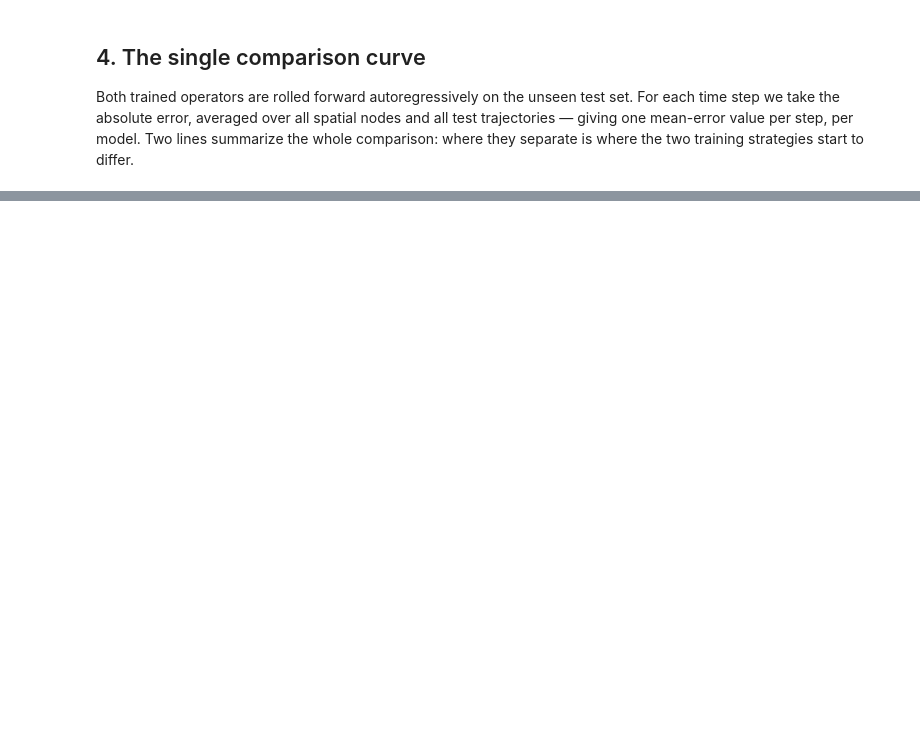
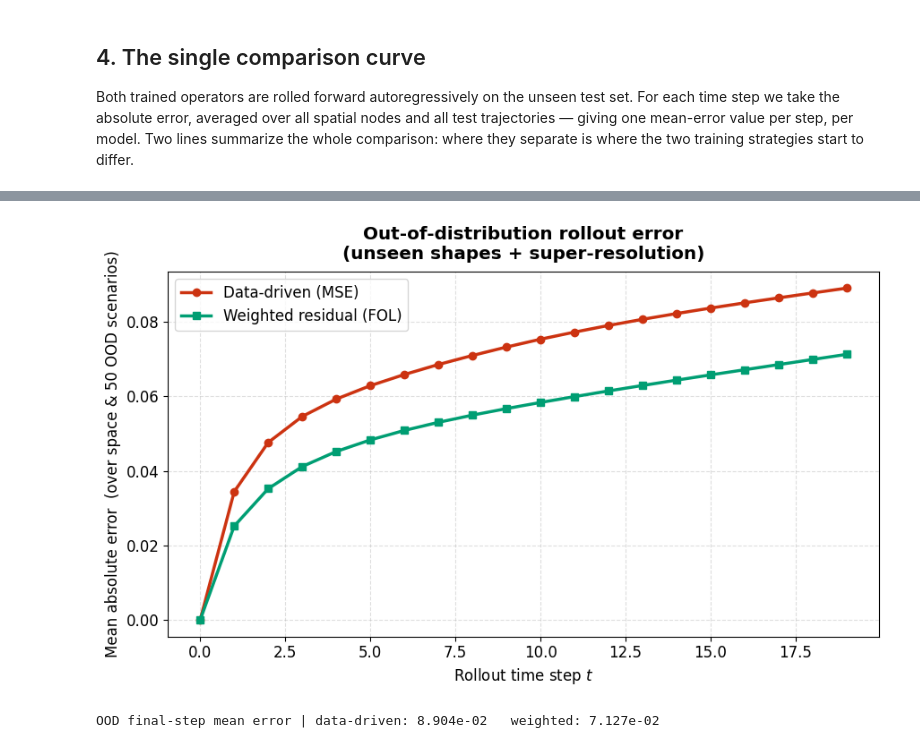
Before and after one commit to neginfr93-eng/PINN-FNO-Thermal-Book, a Jupyter notebook: transient_comparison.ipynb, the cells around one changed output, grey strips where cells are left out. Drawn from its saved outputs; the diff is of its cells as text; code cells hidden in the pictures; blank space fills up the shorter version.

Commit message:
Transient OOD: add super-resolution across multiple grids

```diff
--- a/transient_comparison.ipynb
+++ b/transient_comparison.ipynb
@@ -215,0 +289,26 @@ final-step mean error  |  data-driven: 1.698e-02   weighted: 2.104e-02
+# %%
+# ---- roll both models on every OOD scenario; mean error per step ----
+err_data, err_wres = [], []
+for (T0, alpha, n_grid, n_nodes) in scenarios:
+    true  = fem_rollout_n(T0, alpha, n_grid)
+    pd    = rollout_fno_n(params_data, T0, alpha, n_nodes)
+    pw    = rollout_fno_n(params_wres, T0, alpha, n_nodes)
+    err_data.append(np.asarray(jnp.mean(jnp.abs(true - pd), axis=1)))   # per-step, mean over nodes
+    err_wres.append(np.asarray(jnp.mean(jnp.abs(true - pw), axis=1)))
+
+mean_err_data_ood = np.mean(np.stack(err_data), axis=0)   # average over the 50 scenarios
+mean_err_wres_ood = np.mean(np.stack(err_wres), axis=0)
+steps = np.arange(MAX_STEPS)
+
+fig, ax = plt.subplots(figsize=(9, 5.5))
+ax.plot(steps, mean_err_data_ood, color='#CC3311', marker='o', lw=2.5, label='Data-driven (MSE)')
+ax.plot(steps, mean_err_wres_ood, color='#009E73', marker='s', lw=2.5, label='Weighted residual (FOL)')
+ax.set_xlabel("Rollout time step $t$")
+ax.set_ylabel("Mean absolute error  (over space & 50 OOD scenarios)")
+ax.set_title("Out-of-distribution rollout error\n(unseen shapes + super-resolution)", fontweight='bold', pad=10)
+ax.grid(True, ls='--', alpha=0.4); ax.legend()
+plt.tight_layout(); plt.savefig("transient_ood_superres.png", dpi=150, bbox_inches='tight'); plt.show()
+print(f"OOD final-step mean error | data-driven: {mean_err_data_ood[-1]:.3e}   weighted: {mean_err_wres_ood[-1]:.3e}")
+# %% [output]
+[figure, added]
+OOD final-step mean error | data-driven: 8.904e-02   weighted: 7.127e-02
```
Also changed, not shown: parts of 5 cells of this notebook.
